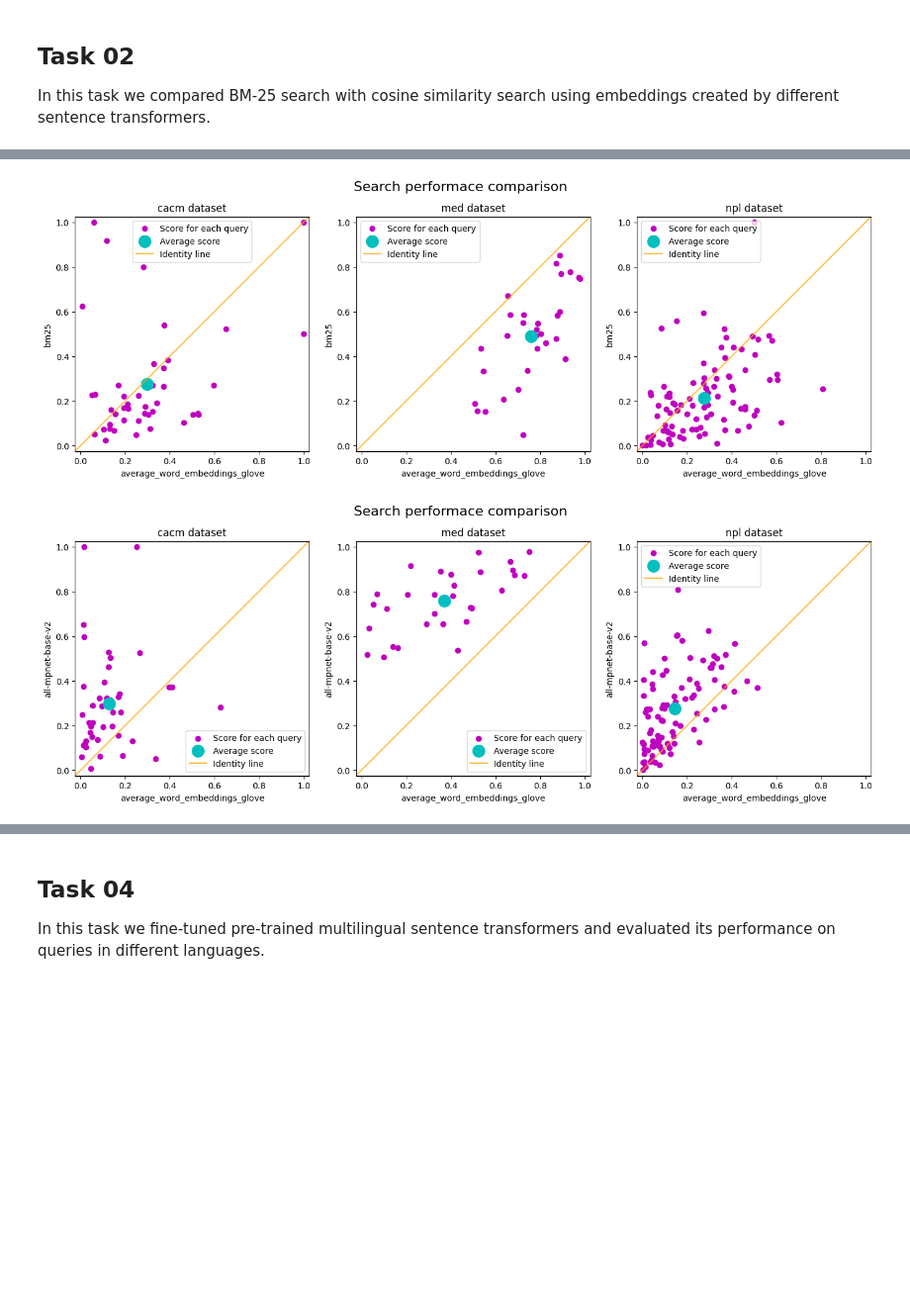
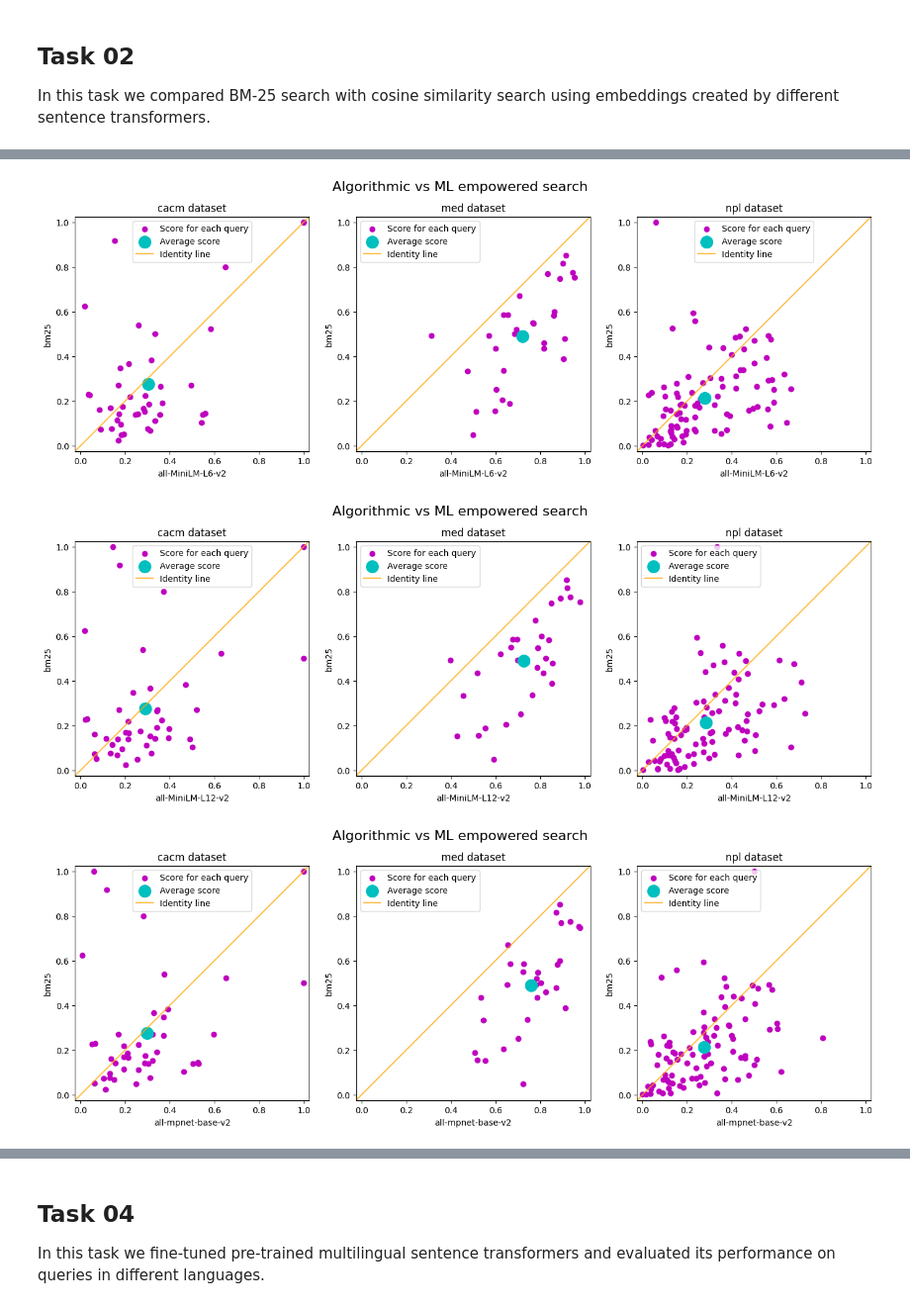
Before and after one commit to massimilianoviola/advanced-information-retrieval, a Jupyter notebook: tasks_presentation.ipynb, the cells around one changed output, grey strips where cells are left out. Shown at 99% size. Saved outputs shown, nothing was run; the diff lists cells and outputs as text; code cells hidden in the pictures; blank space fills up the shorter version.

Commit message:
main-presentation notebook improvements

```diff
--- a/tasks_presentation.ipynb
+++ b/tasks_presentation.ipynb
@@ -6,6 +6,9 @@ import matplotlib.pylab as plt
 import pandas as pd
 import numpy as np
 
+# change to 'True' to perform: model finetuning, embeddings extraction, indexing, search and evalutaion; otherwise only plots from current results are shown
+RUN_COMPUTATIONS = False
+
 DATASETS = ["cacm", "med", "npl"]
 TREC_EVAL_COMMAND = "trec_eval"
 # %% [markdown]
@@ -86,12 +88,13 @@ def plot_bar_chart(input_files_one,input_files_two,names_of_datasets,legend_name
 ## Reference
 We chose the BM-25 search as our reference fro all tasks.
 # %%
-for dataset in DATASETS:
-    # indexing documents
-    os.system(f"python3 bm25_index.py -f ./data/{dataset}/{dataset}.json -i bm25_{dataset} -v 0")
+if RUN_COMPUTATIONS:
+    for dataset in DATASETS:
+        # indexing documents
+        os.system(f"python3 bm25_index.py -f ./data/{dataset}/{dataset}.json -i bm25_{dataset} -v 0")
 
-    # running search on the indexed documents using queries converted to embeddings
-    os.system(f"python3 bm25_search.py -q ./data/{dataset}/queries.json -i bm25_{dataset} -o ./bm25_reference/outputs/bm25_{dataset}.txt")
+        # running search on the indexed documents using queries converted to embeddings
+        os.system(f"python3 bm25_search.py -q ./data/{dataset}/queries.json -i bm25_{dataset} -o ./bm25_reference/outputs/bm25_{dataset}.txt")
 
-    # evaluating the search results with trec_eval
-    os.system(f"{TREC_EVAL_COMMAND} -m map -q ./data/{dataset}/qrels-treceval.txt ./bm25_reference/outputs/bm25_{dataset}.txt > ./bm25_reference/results/map_bm25_{dataset}.txt")
+        # evaluating the search results with trec_eval
+        os.system(f"{TREC_EVAL_COMMAND} -m map -q ./data/{dataset}/qrels-treceval.txt ./bm25_reference/outputs/bm25_{dataset}.txt > ./bm25_reference/results/map_bm25_{dataset}.txt")
@@ -147,23 +131,47 @@ In this task we compared BM-25 search with cosine similarity search using embedd
 MODEL_SHORTCUTS = ["glove", "minil6", "minil12", "mpnetv2"]
 MODEL_NAMES = ["average_word_embeddings_glove.6B.300d", "all-MiniLM-L6-v2", "all-MiniLM-L12-v2", "all-mpnet-base-v2"]
 
-for dataset in DATASETS:
-    for model_name, model_shortcut in zip(MODEL_NAMES, MODEL_SHORTCUTS):
-        # indexing documents converted to embeddings into elasticsearch
-        os.system(f"python3 embedding_index.py -f ./data/{dataset}/{dataset}.json -i {model_shortcut}_{dataset} -m {model_name} -v 0")
+if RUN_COMPUTATIONS:
+    for dataset in DATASETS:
+        for model_name, model_shortcut in zip(MODEL_NAMES, MODEL_SHORTCUTS):
+            # indexing documents converted to embeddings into elasticsearch
+            os.system(f"python3 embedding_index.py -f ./data/{dataset}/{dataset}.json -i {model_shortcut}_{dataset} -m {model_name} -v 0")
 
-        # running search on the indexed documents using queries converted to embeddings
-        os.system(f"python3 embedding_search.py -q ./data/{dataset}/queries.json -i {model_shortcut}_{dataset} -m {model_name} -o ./task_02/outputs/{model_shortcut}_{dataset}.txt")
+            # running search on the indexed documents using queries converted to embeddings
+            os.system(f"python3 embedding_search.py -q ./data/{dataset}/queries.json -i {model_shortcut}_{dataset} -m {model_name} -o ./task_02/outputs/{model_shortcut}_{dataset}.txt")
 
-        # evaluating the search results with trec_eval
-        os.system(f"{TREC_EVAL_COMMAND} -m map -q ./data/{dataset}/qrels-treceval.txt ./task_02/outputs/{model_shortcut}_{dataset}.txt > ./task_02/results/map_{model_shortcut}_{dataset}.txt")
+            # evaluating the search results with trec_eval
+            os.system(f"{TREC_EVAL_COMMAND} -m map -q ./data/{dataset}/qrels-treceval.txt ./task_02/outputs/{model_shortcut}_{dataset}.txt > ./task_02/results/map_{model_shortcut}_{dataset}.txt")
 
 # glove vs BM-25
-compare_results_scatter_plot(["./task_02/results/map_glove_%s.txt", "./bm25_reference/results/map_bm25_%s.txt"], ["average_word_embeddings_glove", "bm25"], "presentation/figures/glove_vs_bm25")
+compare_results_scatter_plot(["./task_02/results/map_glove_%s.txt", "./bm25_reference/results/map_bm25_%s.txt"],
+                             ["average_word_embeddings_glove", "bm25"], "Algorithmic vs ML empowered search", "presentation/figures/glove_vs_bm25")
 
 # mpnetv2 vs BM-25
-compare_results_scatter_plot(["./task_02/results/map_mpnetv2_%s.txt", "./bm25_reference/results/map_bm25_%s.txt"], ["average_word_embeddings_glove", "bm25"], "presentation/figures/mpnetv2_vs_bm25")
+compare_results_scatter_plot(["./task_02/results/map_minil6_%s.txt", "./bm25_reference/results/map_bm25_%s.txt"],
+                             ["all-MiniLM-L6-v2", "bm25"], "Algorithmic vs ML empowered search", "presentation/figures/minil6_vs_bm25")
+
+# mpnetv2 vs BM-25
+compare_results_scatter_plot(["./task_02/results/map_minil12_%s.txt", "./bm25_reference/results/map_bm25_%s.txt"],
+                             ["all-MiniLM-L12-v2", "bm25"], "Algorithmic vs ML empowered search", "presentation/figures/minil12_vs_bm25")
+
+# mpnetv2 vs BM-25
+compare_results_scatter_plot(["./task_02/results/map_mpnetv2_%s.txt", "./bm25_reference/results/map_bm25_%s.txt"],
+                             ["all-mpnet-base-v2", "bm25"], "Algorithmic vs ML empowered search", "presentation/figures/mpnetv2_vs_bm25")
 
 # glove vs mpnetv2
-compare_results_scatter_plot(["./task_02/results/map_glove_%s.txt", "./task_02/results/map_mpnetv2_%s.txt"], ["average_word_embeddings_glove", "all-mpnet-base-v2"], "presentation/figures/glove_vs_mpnetv2")
+compare_results_scatter_plot(["./task_02/results/map_glove_%s.txt", "./task_02/results/map_mpnetv2_%s.txt"],
+                             ["average_word_embeddings_glove", "all-mpnet-base-v2"], "Algorithmic vs ML empowered search", "presentation/figures/glove_vs_mpnetv2")
+
+plot_bar_chart("./bm25_reference/results/map_bm25_%s.txt", "./task_02/results/map_glove_%s.txt", ["BM-25", "average_word_embeddings_glove"],
+               "Algorithmic vs ML empowered search", "presentation/figures/glove_vs_bm25_bar")
+
+plot_bar_chart("./bm25_reference/results/map_bm25_%s.txt", "./task_02/results/map_minil6_%s.txt", ["BM-25", "all-MiniLM-L6-v2"],
+               "Algorithmic vs ML empowered search", "presentation/figures/minil6_vs_bm25_bar")
+
+plot_bar_chart("./bm25_reference/results/map_bm25_%s.txt", "./task_02/results/map_minil12_%s.txt", ["BM-25", "all-MiniLM-L12-v2"],
+               "Algorithmic vs ML empowered search", "presentation/figures/minil12_vs_bm25_bar")
+
+plot_bar_chart("./bm25_reference/results/map_bm25_%s.txt", "./task_02/results/map_mpnetv2_%s.txt", ["BM-25", "all-mpnet-base-v2"],
+               "Algorithmic vs ML empowered search", "presentation/figures/mpnetv2_vs_bm25_bar")
 # %% [output]
@@ -171,2 +179,3 @@ compare_results_scatter_plot(["./task_02/results/map_glove_%s.txt", "./task_02/r
-[figure, old version]
+[figure, new version]
-[figure, old version]
+[figure, new version]
+[figure, added]
```
Also changed, not shown: parts of 7 cells of this notebook, 14 other files.
